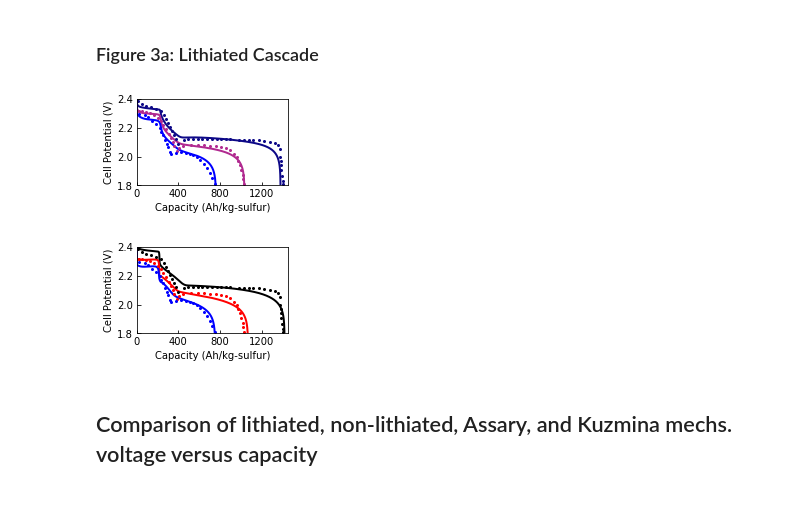
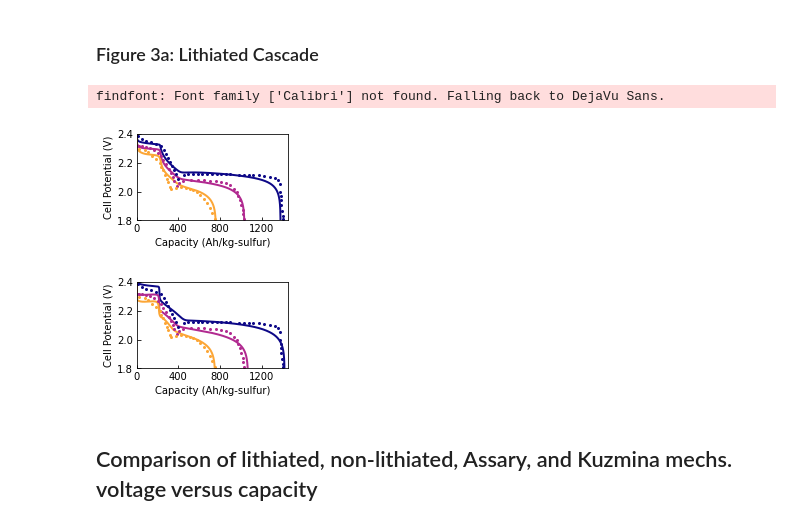
Before and after one commit to decaluwe/2020_Li_Sulfur_Modeling, a Jupyter notebook: Figures/scripts/Li_S Plotting.ipynb, the cells around one changed output. Drawn from its saved outputs; the diff is of its cells as text; code cells hidden in the pictures.

Commit message:
Update Figure 4

```diff
--- a/Figures/scripts/Li_S Plotting.ipynb
+++ b/Figures/scripts/Li_S Plotting.ipynb
@@ -58,17 +73,23 @@ def sort_df(SV):
     keys = list(SV.keys())
     tags = tag_strings(SV['dch0.1C'])
     keys_Lip = np.array([])
+    keys_Ck = np.array([])
     for i in np.arange(0, len(SV.keys())):
         offset = i*9
         Crate = keys[i]
         Vcell[Crate] = SV[Crate]['Phi_ed1']
         Capacity[Crate] = SV[Crate]['Time']
-        C_k[Crate] = SV[Crate][tags['rho_el']]
         for key in SV[Crate]:
             if key.startswith('rho_Li+(e)'):
                 keys_Lip = np.append(keys_Lip, key)
+            if key.startswith('rho_S') or key.startswith('rho_Li2S'):
+                keys_Ck = np.append(keys_Ck, key)
+
+        C_k[Crate] = SV[Crate][keys_Ck]
         C_Lip[Crate] = SV[Crate][keys_Lip]
     return Vcell, Capacity, C_k, C_Lip
+
+
 
 def sort_df_short(SV):
     Vcell = {}
@@ -363,7 +384,7 @@ p3, = plt.plot(Cap_Li_85pct25um[keys_s[2]], Vcell_Li_85pct25um[keys_s[2]], '-',
 
 p4, = plt.plot(exp_data_01C.iloc[:,0], exp_data_01C.iloc[:,1], 'o', color=species_cmap[0], markersize=2.)
 p5, = plt.plot(exp_data_05C.iloc[:,0], exp_data_05C.iloc[:,1], 'o', color=species_cmap[2], markersize=2.)
-p6, = plt.plot(exp_data_1C.iloc[:,0], exp_data_1C.iloc[:,1], 'bo', markersize=2.)
+p6, = plt.plot(exp_data_1C.iloc[:,0], exp_data_1C.iloc[:,1], 'o', color=species_cmap[-2], markersize=2.)
 
 plt.xlim((0, 1450))
 plt.xticks([0, 400, 800, 1200])
@@ -371,45 +392,49 @@ plt.ylim((1.8, 2.4))
 
 plt.xlabel('Capacity (Ah/kg-sulfur)')
 plt.ylabel('Cell Potential (V)')
-fig.savefig('Figure3a_LithiatedCascadeValidation.pdf',dpi=350)
+fig.savefig('Figure3b_LithiatedCascadeValidation.pdf',dpi=350)
 plt.show()
 os.chdir(owd)
 # %% [output]
+findfont: Font family ['Calibri'] not found. Falling back to DejaVu Sans.
-[figure, old version]
+[figure, new version]
 # %%
 os.chdir(owd)
 # os.chdir('Figures/voltage/Andrei validation')
 fig = plt.figure(1)
 ax = fig.add_axes([0.2, 0.2, 0.7, 0.6])
 ax.tick_params(direction='in')
 fig.set_size_inches((3., 2.))
 
 for tick in ax.xaxis.get_major_ticks():
     tick.label1.set_fontsize(tick_font)
     tick.label1.set_fontname(font)
 for tick in ax.yaxis.get_major_ticks():
     tick.label1.set_fontsize(tick_font)
     tick.label1.set_fontname(font)
 
 
-p1, = plt.plot(Cap_cascade_85pct25um[keys_s[0]], Vcell_cascade_85pct25um[keys_s[0]], 'k-', linewidth=lw)
-p2, = plt.plot(Cap_cascade_85pct25um[keys_s[1]], Vcell_cascade_85pct25um[keys_s[1]], 'r-', linewidth=lw)
-p3, = plt.plot(Cap_cascade_85pct25um[keys_s[2]], Vcell_cascade_85pct25um[keys_s[2]], 'b-', linewidth=lw)
+p1, = plt.plot(Cap_cascade_85pct25um[keys_s[0]], Vcell_cascade_85pct25um[keys_s[0]], '-', color=species_cmap[0],
+    linewidth=lw)
+p2, = plt.plot(Cap_cascade_85pct25um[keys_s[1]], Vcell_cascade_85pct25um[keys_s[1]], '-', color=species_cmap[2],
+    linewidth=lw)
+p3, = plt.plot(Cap_cascade_85pct25um[keys_s[2]], Vcell_cascade_85pct25um[keys_s[2]], '-', color=species_cmap[-2],
+    linewidth=lw)
 
-p4, = plt.plot(exp_data_01C.iloc[:,0], exp_data_01C.iloc[:,1], 'ko', markersize=2.)
-p5, = plt.plot(exp_data_05C.iloc[:,0], exp_data_05C.iloc[:,1], 'ro', markersize=2.)
-p6, = plt.plot(exp_data_1C.iloc[:,0], exp_data_1C.iloc[:,1], 'bo', markersize=2.)
+p4, = plt.plot(exp_data_01C.iloc[:,0], exp_data_01C.iloc[:,1], 'o', color=species_cmap[0], markersize=2.)
+p5, = plt.plot(exp_data_05C.iloc[:,0], exp_data_05C.iloc[:,1], 'o', color=species_cmap[2], markersize=2.)
+p6, = plt.plot(exp_data_1C.iloc[:,0], exp_data_1C.iloc[:,1], 'bo', color=species_cmap[-2], markersize=2.)
 
 plt.xlim((0, 1450))
 plt.xticks([0, 400, 800, 1200])
 plt.ylim((1.8, 2.4))
 
 plt.xlabel('Capacity (Ah/kg-sulfur)')
 plt.ylabel('Cell Potential (V)')
-fig.savefig('Figure3b_CascadeValidation.pdf',dpi=350)
+fig.savefig('Figure3a_CascadeValidation.pdf',dpi=350)
 plt.show()
 os.chdir(owd)
 # %% [output]
-[figure, old version]
+[figure, new version]
 # %% [markdown]
 ## Comparison of lithiated, non-lithiated, Assary, and Kuzmina mechs. voltage versus capacity
```
Also changed, not shown: parts of 3 cells of this notebook, 2 other files.
